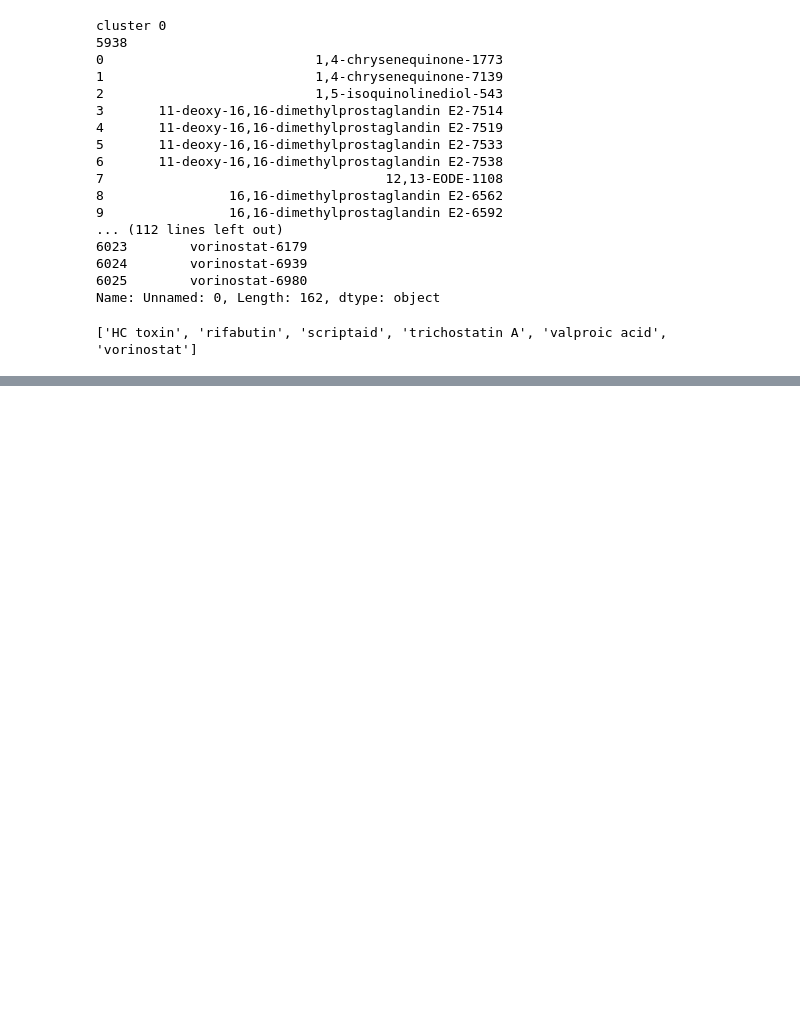
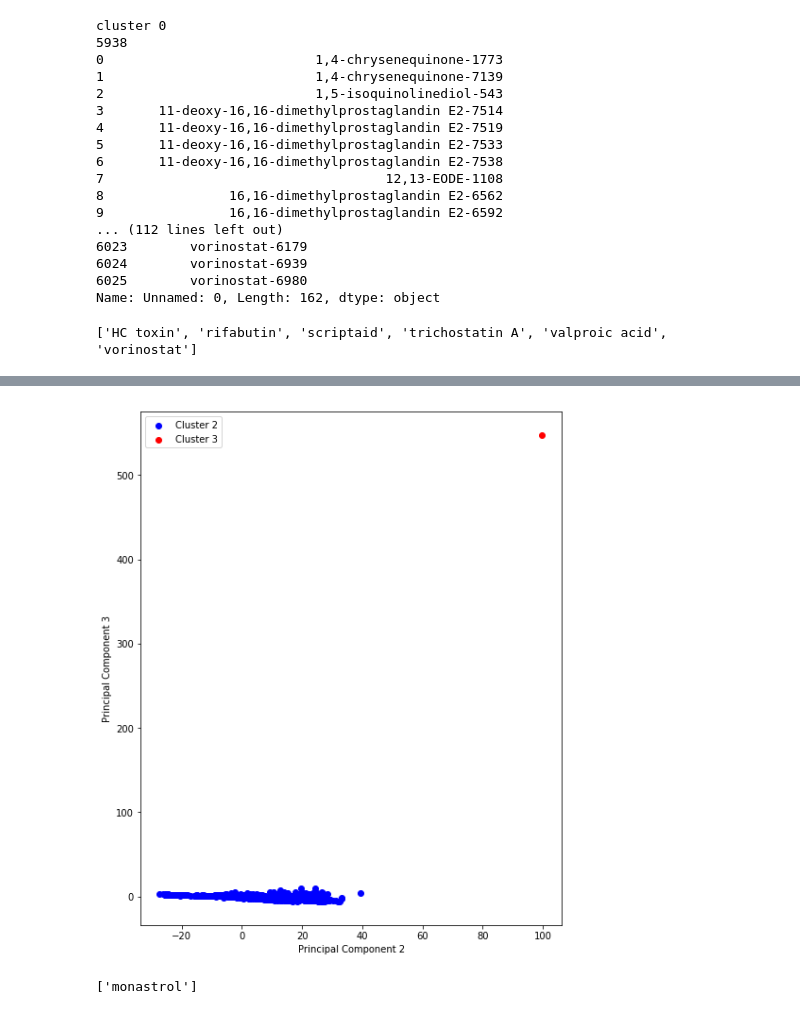
Before and after one commit to jackievaleri/clustering, a Jupyter notebook: src/drug_clustering_03_12_19.ipynb, the cells around one changed output, grey strips where cells are left out. Drawn from its saved outputs; the diff is of its cells as text; code cells hidden in the pictures; blank space fills up the shorter version.

```diff
--- a/src/drug_clustering_03_12_19.ipynb
+++ b/src/drug_clustering_03_12_19.ipynb
@@ -354,0 +396,25 @@ print unique_drug_names
+# %%
+indices = [1, 2]
+comp2_3 = np.array((pca.fit_transform(tfidf_scaled))[:,indices])
+
+kmeans = KMeans(n_clusters=2, random_state=0).fit(comp2_3)
+kmeans_labels = kmeans.labels_.reshape(6100,1).flatten()
+
+plt.figure(figsize=(8,10))
+plt.scatter(comp2[kmeans_labels == 0], comp3[kmeans_labels == 0], color = 'blue')
+plt.scatter(comp2[kmeans_labels == 1], comp3[kmeans_labels == 1], color = 'red')
+
+plt.xlabel('Principal Component 2')
+plt.ylabel('Principal Component 3')
+plt.legend(('Cluster 2', 'Cluster 3'))
+plt.savefig('kmeans_cluster_on_pca2_3.png')
+# %% [output]
+[figure, added]
+# %%
+indices_cluster3 = kmeans_labels == 1
+cluster3_drugs_new = tfidf_drug_names[indices_cluster3]
+printUniqueDrugs(cluster3_drugs_new)
+
+# same ones
+# %% [output]
+['monastrol']
```
Also changed, not shown: parts of 8 cells of this notebook, 7 other files.
